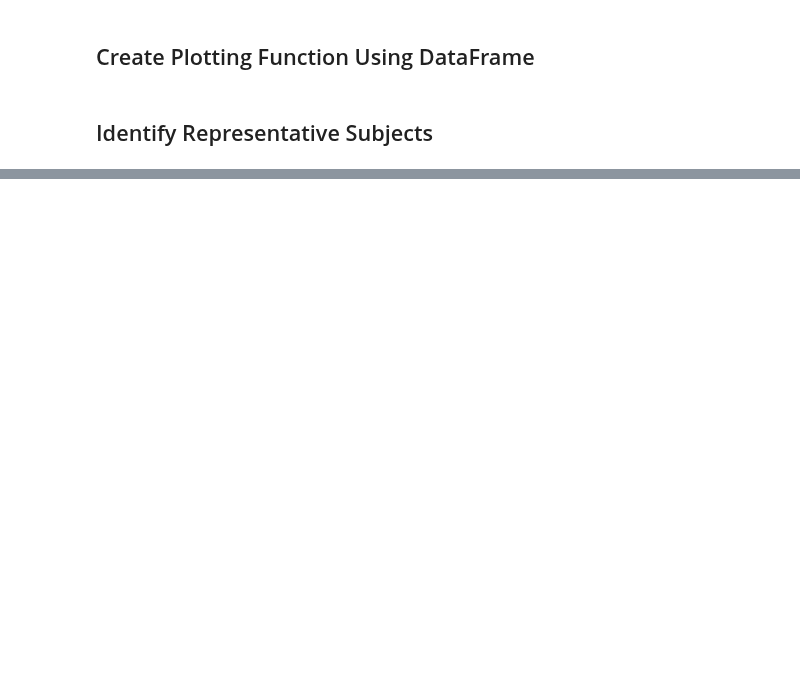
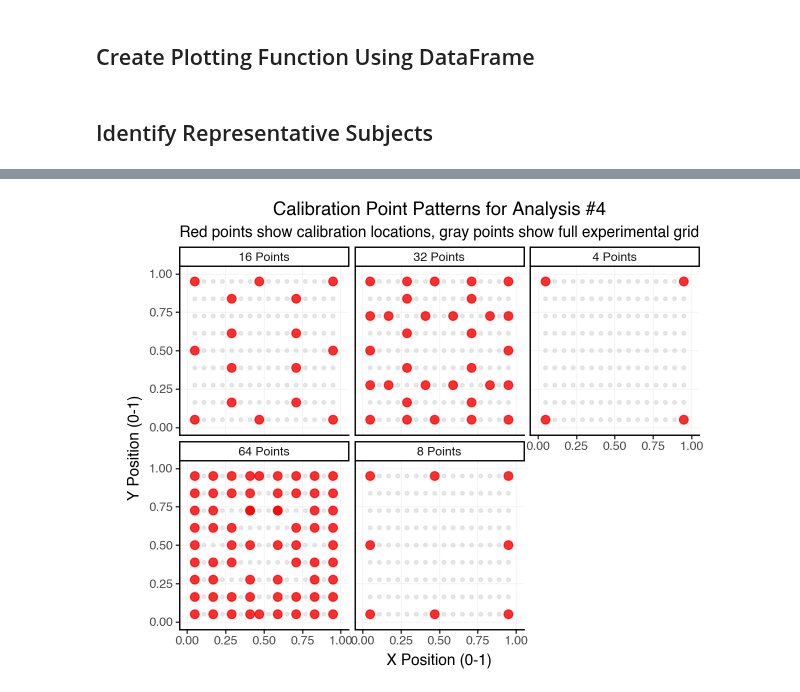
Before and after one commit to jspsych/eye-tracking-training, a Jupyter notebook: analysis/analysis-of-individual-model-run.ipynb, the cells around one changed output, grey strips where cells are left out. Cells and saved outputs as stored; diff of their text form; code cells hidden in the pictures; blank space fills up the shorter version.

```diff
--- a/analysis/analysis-of-individual-model-run.ipynb
+++ b/analysis/analysis-of-individual-model-run.ipynb
@@ -664,14 +782,0 @@ pred_p2 = full_model.predict(test_ds_p2.batch(5))
-# %%
-batch_losses_p2 = []
-subject_ids_p2 = []
-
-for pred_batch, ds_batch in zip(pred_p2, test_ds_p2.batch(1).as_numpy_iterator()):
-    y_true = ds_batch[1]
-    subject_id = ds_batch[2][0]
-    mask = ds_batch[0]['Input_Target_Mask'].reshape(-1)
-
-    batch_point_losses = normalized_weighted_euc_dist(y_true, pred_batch).numpy().reshape(-1)
-    batch_point_losses = batch_point_losses[mask == 1]
-
-    batch_losses_p2.append(batch_point_losses)
-    subject_ids_p2.append(subject_id)
@@ -1139,0 +1086,74 @@ def plot_pred_vs_target_grid(target_coords, pred_coords, title="Predicted vs Tar
+# %%
+def visualize_calibration_grids(calibration_point_sets):
+    """
+    Create a visualization of all calibration point patterns using plotnine/ggplot.
+    Shows the different calibration grids in a faceted plot.
+    """
+    # Create the full experimental grid for background reference
+    x_positions = [5, 11, 17, 23, 29, 35, 41, 47, 53, 59, 65, 71, 77, 83, 89, 95]
+    y_positions = [5, 16.25, 27.5, 38.75, 50, 61.25, 72.5, 83.75, 95]
+
+    # Create background grid data
+    background_grid = []
+    for x in x_positions:
+        for y in y_positions:
+            background_grid.append({
+                'x': x/100.0,
+                'y': y/100.0,
+                'type': 'Background Grid'
+            })
+
+    # Create calibration points data
+    cal_points_data = []
+    for n_points, points_tensor in calibration_point_sets.items():
+        points = points_tensor.numpy()
+        for point in points:
+            cal_points_data.append({
+                'x': point[0],
+                'y': point[1],
+                'n_points': f"{n_points} Points",
+                'type': 'Calibration Point'
+            })
+
+    # Create DataFrames
+    background_df = pd.DataFrame(background_grid)
+    cal_points_df = pd.DataFrame(cal_points_data)
+
+    # Create the plot
+    plot = (
+        ggplot()
+        # Add background grid points for reference
+        + geom_point(background_df, aes(x='x', y='y'),
+                    color='lightgray', size=1, alpha=0.5)
+        # Add calibration points
+        + geom_point(cal_points_df, aes(x='x', y='y'),
+                    color='red', size=3, alpha=0.8)
+        # Facet by number of points
+        + facet_wrap('~n_points', ncol=3)
+        # Formatting
+        + scale_y_reverse()  # Match eye-tracking coordinate system (0,0 at top-left)
+        + scale_x_continuous(limits=(0, 1), breaks=[0, 0.25, 0.5, 0.75, 1.0])
+        + scale_y_continuous(limits=(0, 1), breaks=[0, 0.25, 0.5, 0.75, 1.0])
+        + labs(
+            title='Calibration Point Patterns for Analysis #4',
+            subtitle='Red points show calibration locations, gray points show full experimental grid',
+            x='X Position (0-1)',
+            y='Y Position (0-1)'
+        )
+        + theme_classic()
+        + theme(
+            plot_title=element_text(hjust=0.5),
+            plot_subtitle=element_text(hjust=0.5),
+            aspect_ratio=1,  # Square plots to match screen aspect
+            panel_grid_major=element_line(color='lightgray', size=0.5, alpha=0.3),
+            panel_grid_minor=element_blank()
+        )
+    )
+
+    return plot
+
+# Create and display the calibration grid visualization
+cal_grid_plot = visualize_calibration_grids(calibration_point_sets)
+#cal_grid_plot.save('analysis_4_calibration_grids.png', width=15, height=10, dpi=150)
+cal_grid_plot
+# %% [output]
@@ -1139,0 +1162 @@ def plot_pred_vs_target_grid(target_coords, pred_coords, title="Predicted vs Tar
+[figure, added]
```
Also changed, not shown: parts of 45 cells of this notebook.
